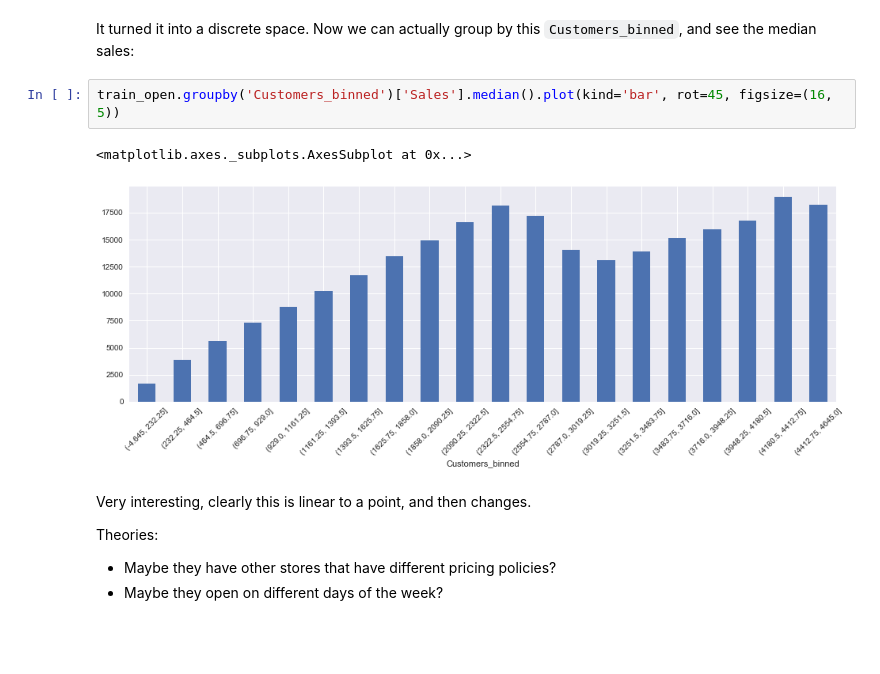
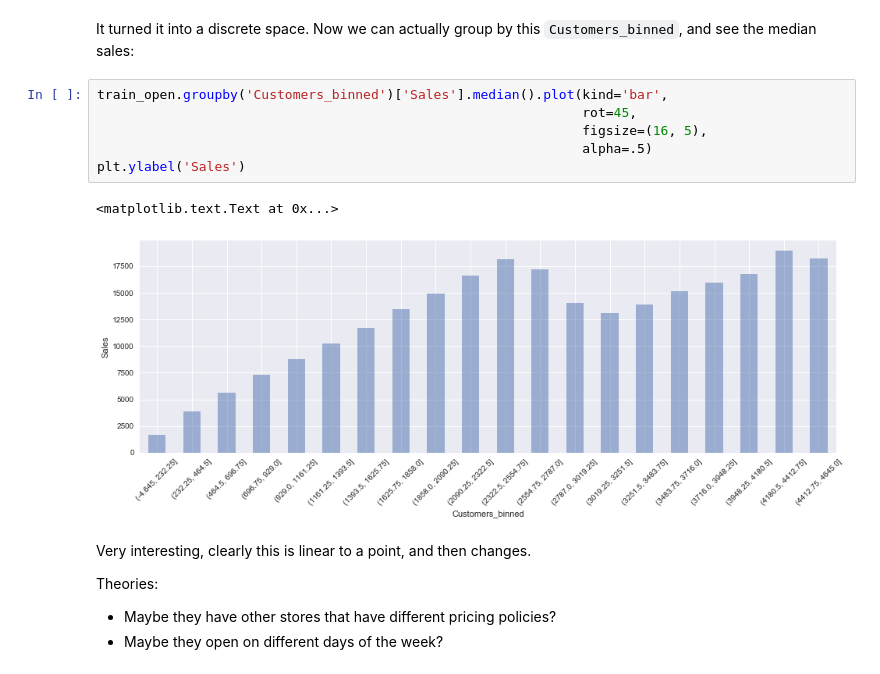
Before and after one commit to MarqueJaune/hackathon2, a Jupyter notebook: Learning units/Time series - Exploring the data .ipynb, the cells around one changed output. Cells and saved outputs as stored; diff of their text form; blank space fills up the shorter version.

```diff
--- a/Learning units/Time series - Exploring the data .ipynb
+++ b/Learning units/Time series - Exploring the data .ipynb
@@ -378,10 +398,14 @@ train_open[['Customers', 'Customers_binned']].head()
 # %% [markdown]
 It turned it into a discrete space. Now we can actually group by this `Customers_binned`, and see the median sales:
 # %%
-train_open.groupby('Customers_binned')['Sales'].median().plot(kind='bar', rot=45, figsize=(16, 5))
+train_open.groupby('Customers_binned')['Sales'].median().plot(kind='bar',
+                                                              rot=45,
+                                                              figsize=(16, 5),
+                                                              alpha=.5)
+plt.ylabel('Sales')
 # %% [output]
-<matplotlib.axes._subplots.AxesSubplot at 0x...>
+<matplotlib.text.Text at 0x...>
-[figure, old version]
+[figure, new version]
 # %% [markdown]
 Very interesting, clearly this is linear to a point, and then changes.
 
```
Also changed, not shown: parts of 24 cells of this notebook.
